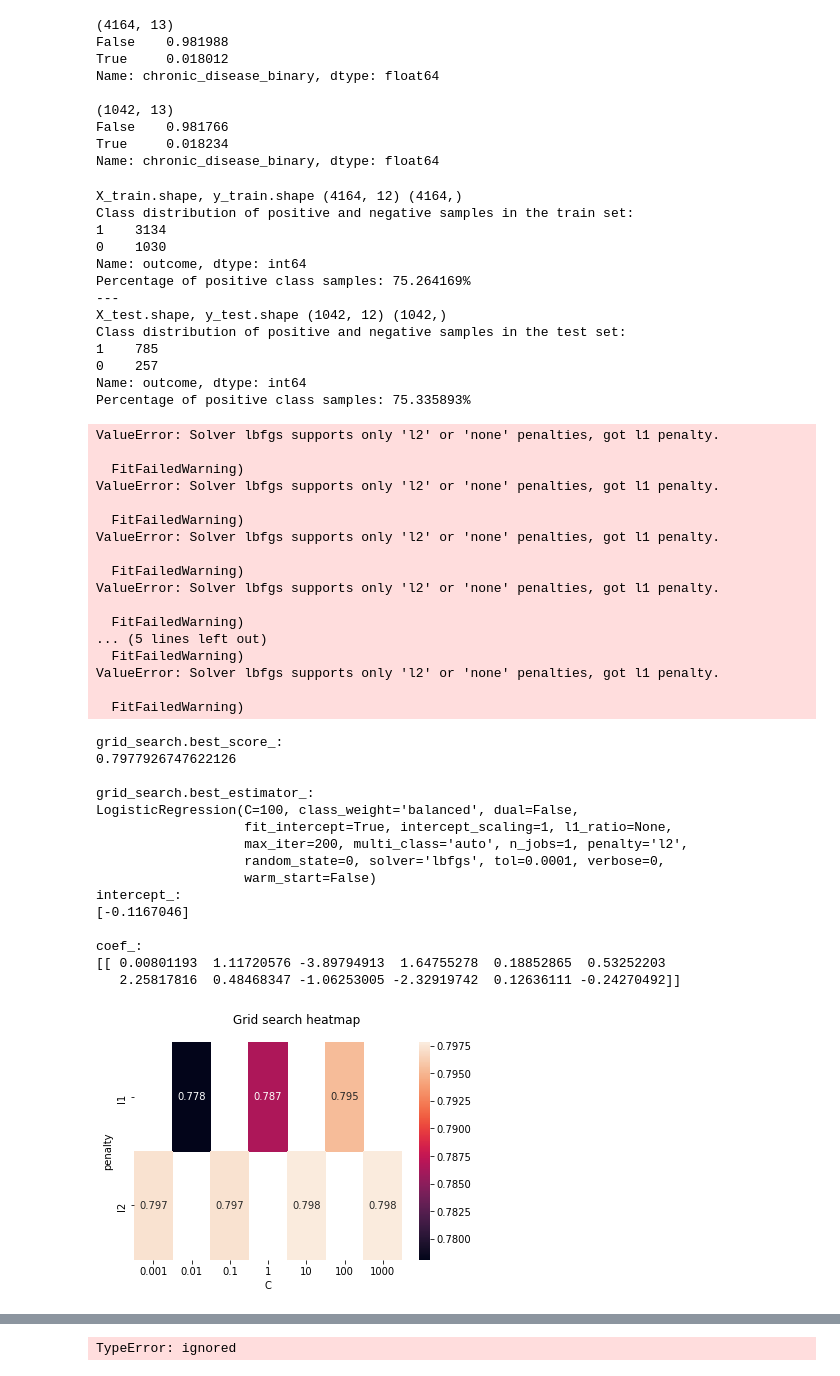
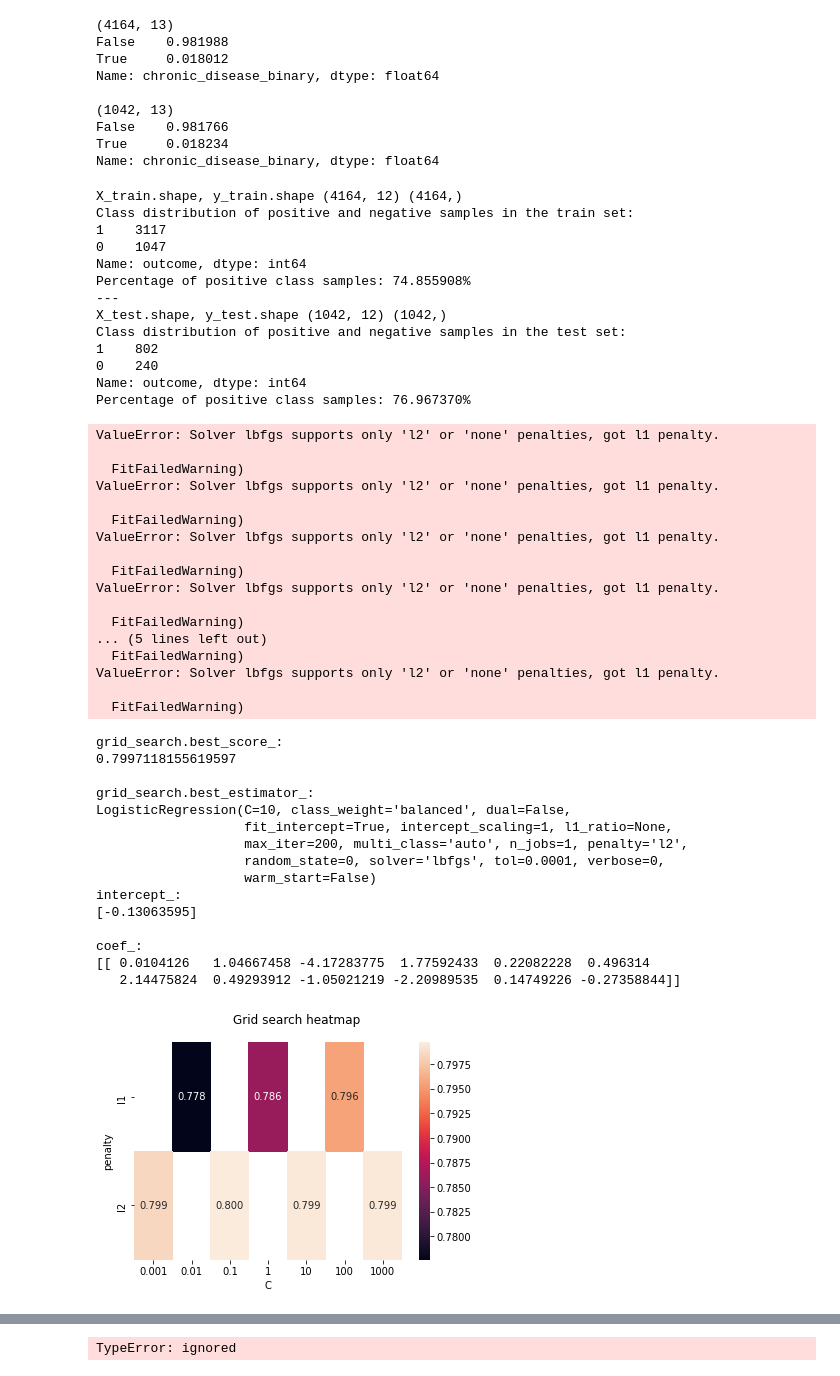
Before and after one commit to mattchap2/machine-learning, a Jupyter notebook: source-code.ipynb, the cells around one changed output, grey strips where cells are left out. Cells and saved outputs as stored; diff of their text form; code cells hidden in the pictures.

```diff
--- a/source-code.ipynb
+++ b/source-code.ipynb
@@ -1018,8 +1011,8 @@ dense_array_1hot = encoder.fit_transform(df[cat_attribs]).todense()
 columns_1hot = encoder.get_feature_names(cat_attribs)
 print('columns_1hot:', columns_1hot)
 
-df_1hot = pd.DataFrame(df_1hot, columns=columns_1hot)
-print(encoded_cat_df.head())
+df_1hot = pd.DataFrame(dense_array_1hot, columns=columns_1hot)
+print(df_1hot.head())
 # %% [output]
 columns_1hot: ['age_0-14' 'age_15-34' 'age_35-59' 'age_60-79' 'age_80+' 'sex_female'
  'sex_male']
@@ -1110,17 +1103,17 @@ print("Percentage of positive class samples: %s" % "%2f%%" % (100 * val_cnts[1]
 # %% [output]
 X_train.shape, y_train.shape (4164, 12) (4164,)
 Class distribution of positive and negative samples in the train set:
-1    3134
-0    1030
+1    3117
+0    1047
 Name: outcome, dtype: int64
-Percentage of positive class samples: 75.264169%
+Percentage of positive class samples: 74.855908%
 ---
 X_test.shape, y_test.shape (1042, 12) (1042,)
 Class distribution of positive and negative samples in the test set:
-1    785
-0    257
+1    802
+0    240
 Name: outcome, dtype: int64
-Percentage of positive class samples: 75.335893%
+Percentage of positive class samples: 76.967370%
 # %%
 def plot_2d_grid_search_heatmap(grid_search, grid_params, x_param, y_param, is_verbose=True):
   '''
@@ -1166,7 +1159,7 @@ clf_lr = LogisticRegression(class_weight='balanced', dual=False,
           n_jobs=1, random_state=0, tol=0.0001, verbose=0, warm_start=False)
 
 # Cross validated grid search
-gs_lr = GridSearchCV(clf_lr, grid_lr, return_train_score=True)  # note that by default, 3-fold cross validation is performed
+gs_lr = GridSearchCV(clf_lr, grid_lr, return_train_score=True, cv=4)  # note that by default, 3-fold cross validation is performed
 
 # Fit the model
 gs_lr.fit(X_train, y_train)
@@ -1181,37 +1174,37 @@ print()
 print("coef_:")
 print(clf_lr.coef_)
 # %% [output]
 ValueError: Solver lbfgs supports only 'l2' or 'none' penalties, got l1 penalty.
 
   FitFailedWarning)
 ValueError: Solver lbfgs supports only 'l2' or 'none' penalties, got l1 penalty.
 
   FitFailedWarning)
 ValueError: Solver lbfgs supports only 'l2' or 'none' penalties, got l1 penalty.
 
   FitFailedWarning)
 ValueError: Solver lbfgs supports only 'l2' or 'none' penalties, got l1 penalty.
 
   FitFailedWarning)
 ... (5 lines left out)
   FitFailedWarning)
 ValueError: Solver lbfgs supports only 'l2' or 'none' penalties, got l1 penalty.
 
   FitFailedWarning)
 grid_search.best_score_:
-0.7977926747622126
+0.7997118155619597
 
 grid_search.best_estimator_:
-LogisticRegression(C=100, class_weight='balanced', dual=False,
+LogisticRegression(C=10, class_weight='balanced', dual=False,
                    fit_intercept=True, intercept_scaling=1, l1_ratio=None,
                    max_iter=200, multi_class='auto', n_jobs=1, penalty='l2',
                    random_state=0, solver='lbfgs', tol=0.0001, verbose=0,
                    warm_start=False)
 intercept_:
-[-0.1167046]
+[-0.13063595]
 
 coef_:
-[[ 0.00801193  1.11720576 -3.89794913  1.64755278  0.18852865  0.53252203
-   2.25817816  0.48468347 -1.06253005 -2.32919742  0.12636111 -0.24270492]]
+[[ 0.0104126   1.04667458 -4.17283775  1.77592433  0.22082228  0.496314
+   2.14475824  0.49293912 -1.05021219 -2.20989535  0.14749226 -0.27358844]]
-[figure, old version]
+[figure, new version]
 # %%
```
Also changed, not shown: parts of 34 cells of this notebook.
